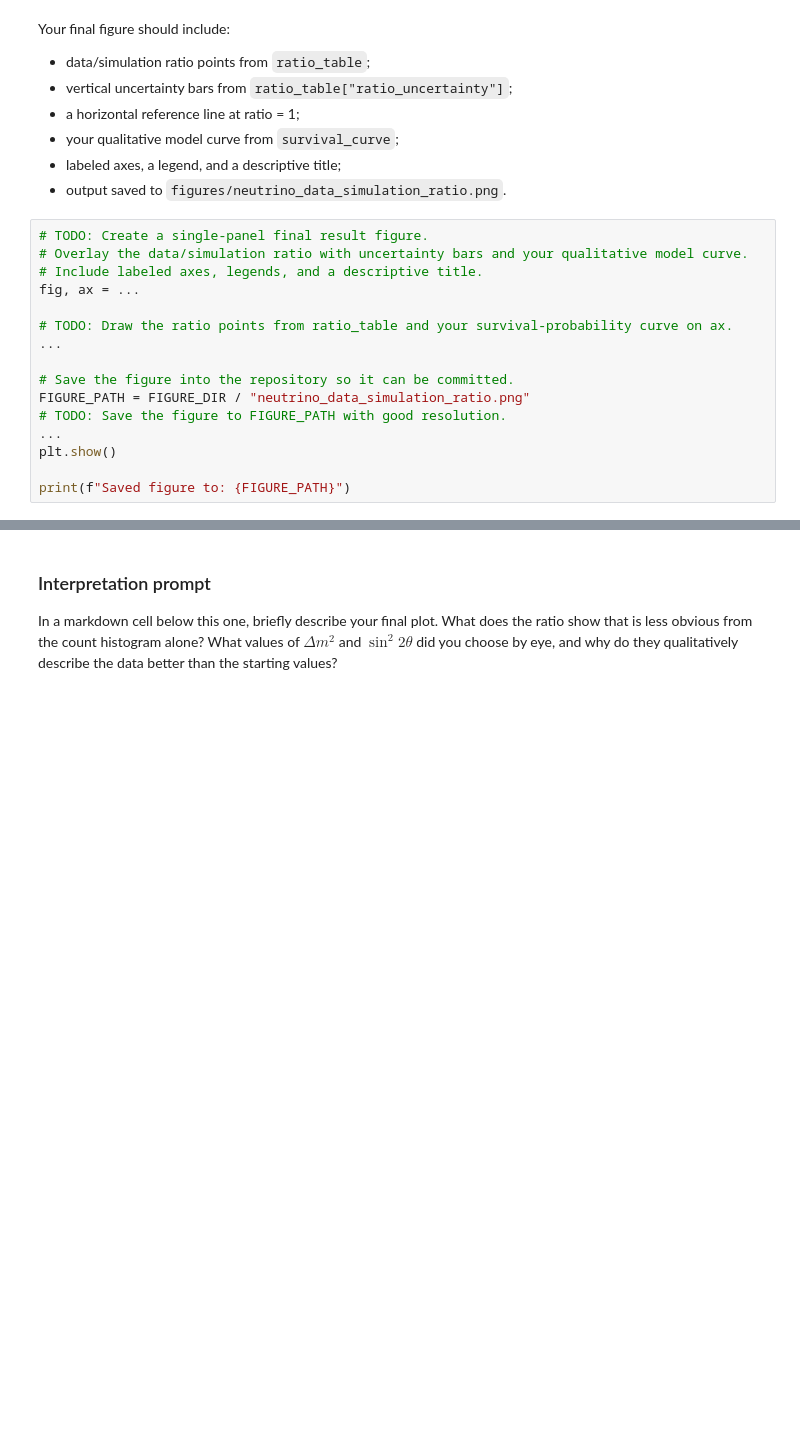
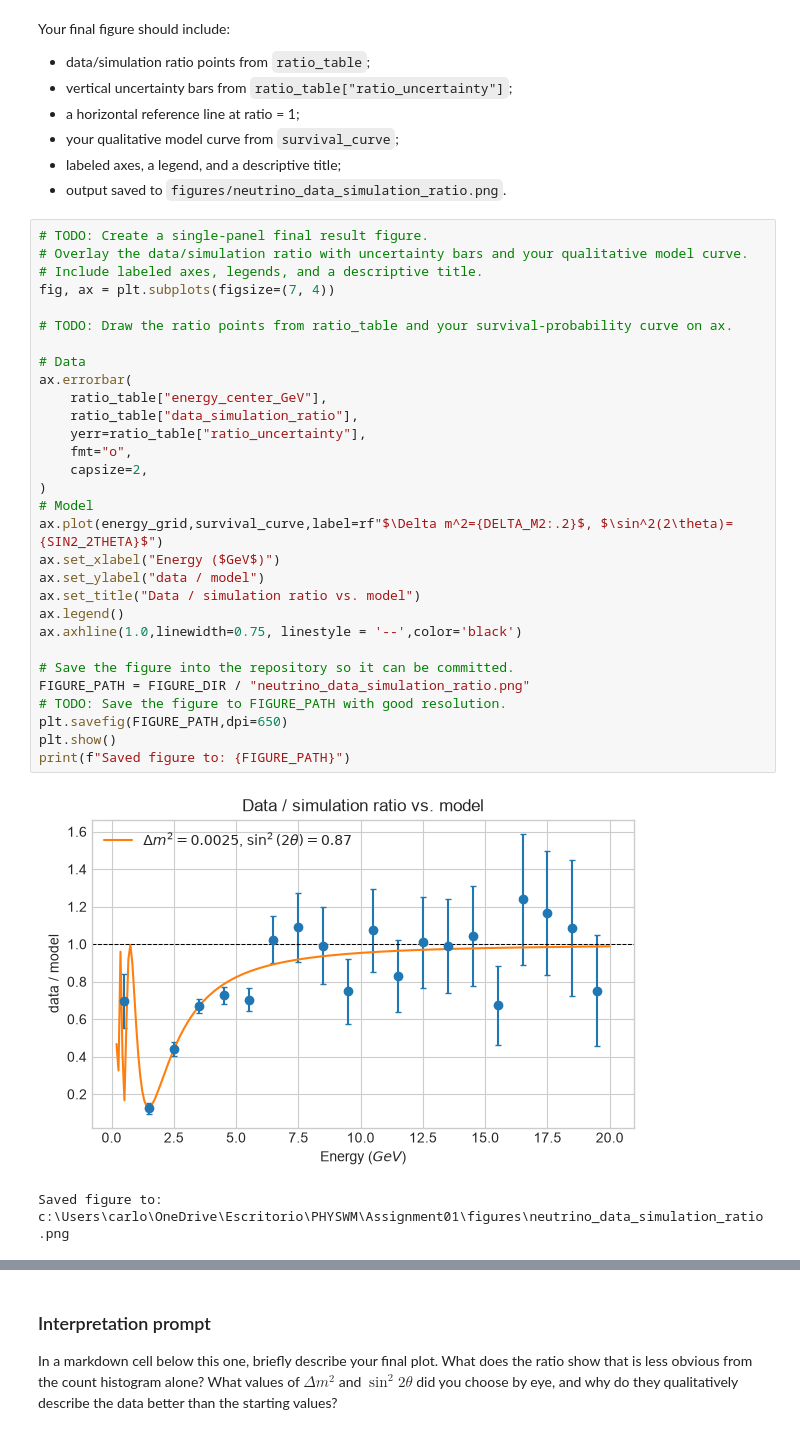
Before and after one commit to cebecerraahuma/Assignment01, a Jupyter notebook: notebooks/assignment1_reproducible_neutrino_workflow.ipynb, the cells around one changed output, grey strips where cells are left out. Saved outputs shown, nothing was run; the diff lists cells and outputs as text; blank space fills up the shorter version.

Commit message:
Complete reproducible neutrino workflow

```diff
--- a/notebooks/assignment1_reproducible_neutrino_workflow.ipynb
+++ b/notebooks/assignment1_reproducible_neutrino_workflow.ipynb
@@ -511,19 +663,36 @@ Your final figure should include:
 # %%
 # TODO: Create a single-panel final result figure.
 # Overlay the data/simulation ratio with uncertainty bars and your qualitative model curve.
 # Include labeled axes, legends, and a descriptive title.
-fig, ax = ...
+fig, ax = plt.subplots(figsize=(7, 4))
 
 # TODO: Draw the ratio points from ratio_table and your survival-probability curve on ax.
-...
+
+# Data
+ax.errorbar(
+    ratio_table["energy_center_GeV"],
+    ratio_table["data_simulation_ratio"],
+    yerr=ratio_table["ratio_uncertainty"],
+    fmt="o",
+    capsize=2,
+)
+# Model
+ax.plot(energy_grid,survival_curve,label=rf"$\Delta m^2={DELTA_M2:.2}$, $\sin^2(2\theta)={SIN2_2THETA}$")
+ax.set_xlabel("Energy ($GeV$)")
+ax.set_ylabel("data / model")
+ax.set_title("Data / simulation ratio vs. model")
+ax.legend()
+ax.axhline(1.0,linewidth=0.75, linestyle = '--',color='black')
 
 # Save the figure into the repository so it can be committed.
 FIGURE_PATH = FIGURE_DIR / "neutrino_data_simulation_ratio.png"
 # TODO: Save the figure to FIGURE_PATH with good resolution.
-...
+plt.savefig(FIGURE_PATH,dpi=650)
 plt.show()
-
 print(f"Saved figure to: {FIGURE_PATH}")
+# %% [output]
+[figure, added]
+Saved figure to: c:\Users\carlo\OneDrive\Escritorio\PHYSWM\Assignment01\figures\neutrino_data_simulation_ratio.png
 # %%
 # Confirm that the result figure exists and has a nonzero file size.
 for path in sorted(FIGURE_DIR.iterdir()):
```
Also changed, not shown: parts of 22 cells of this notebook, 4 other files.
